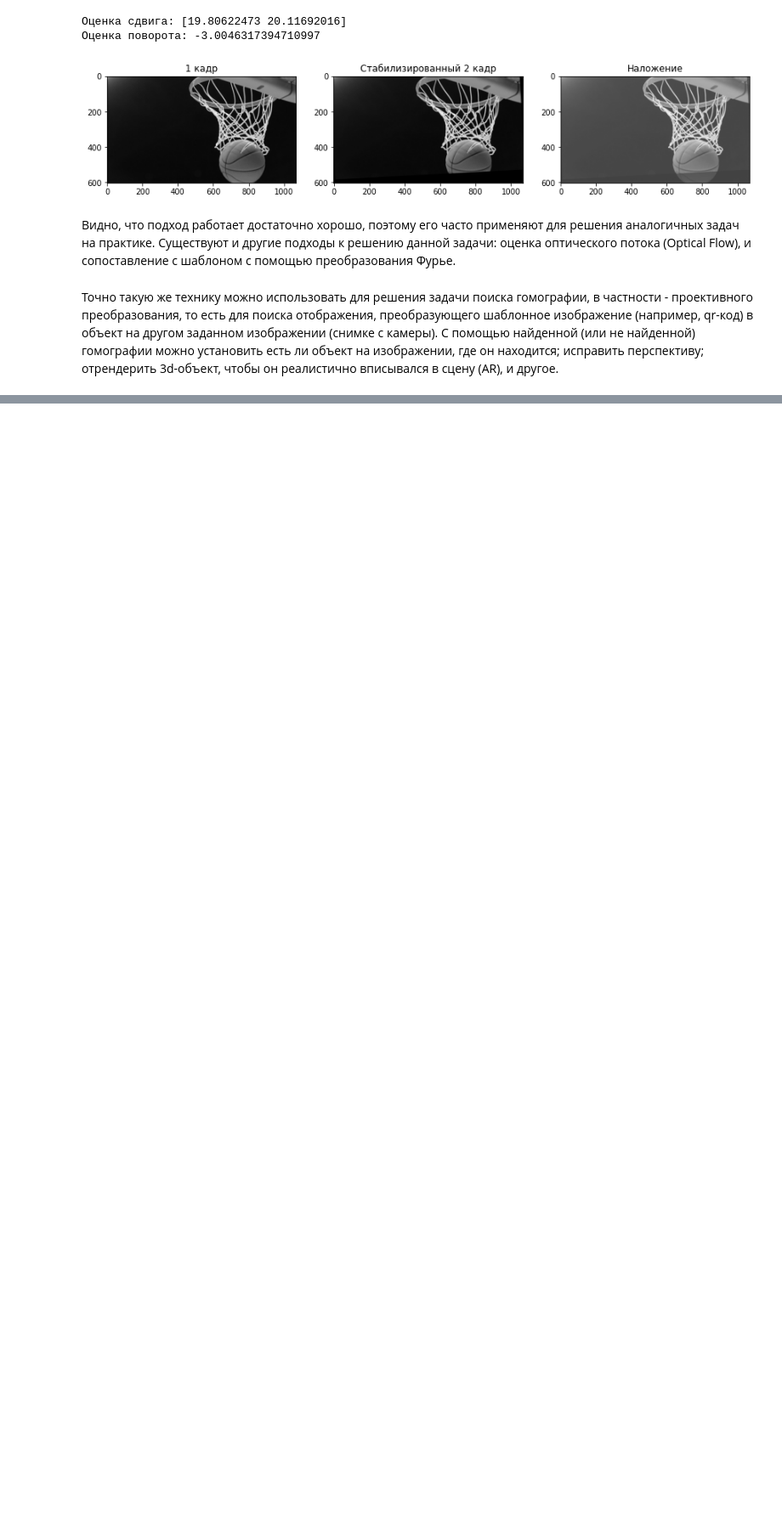
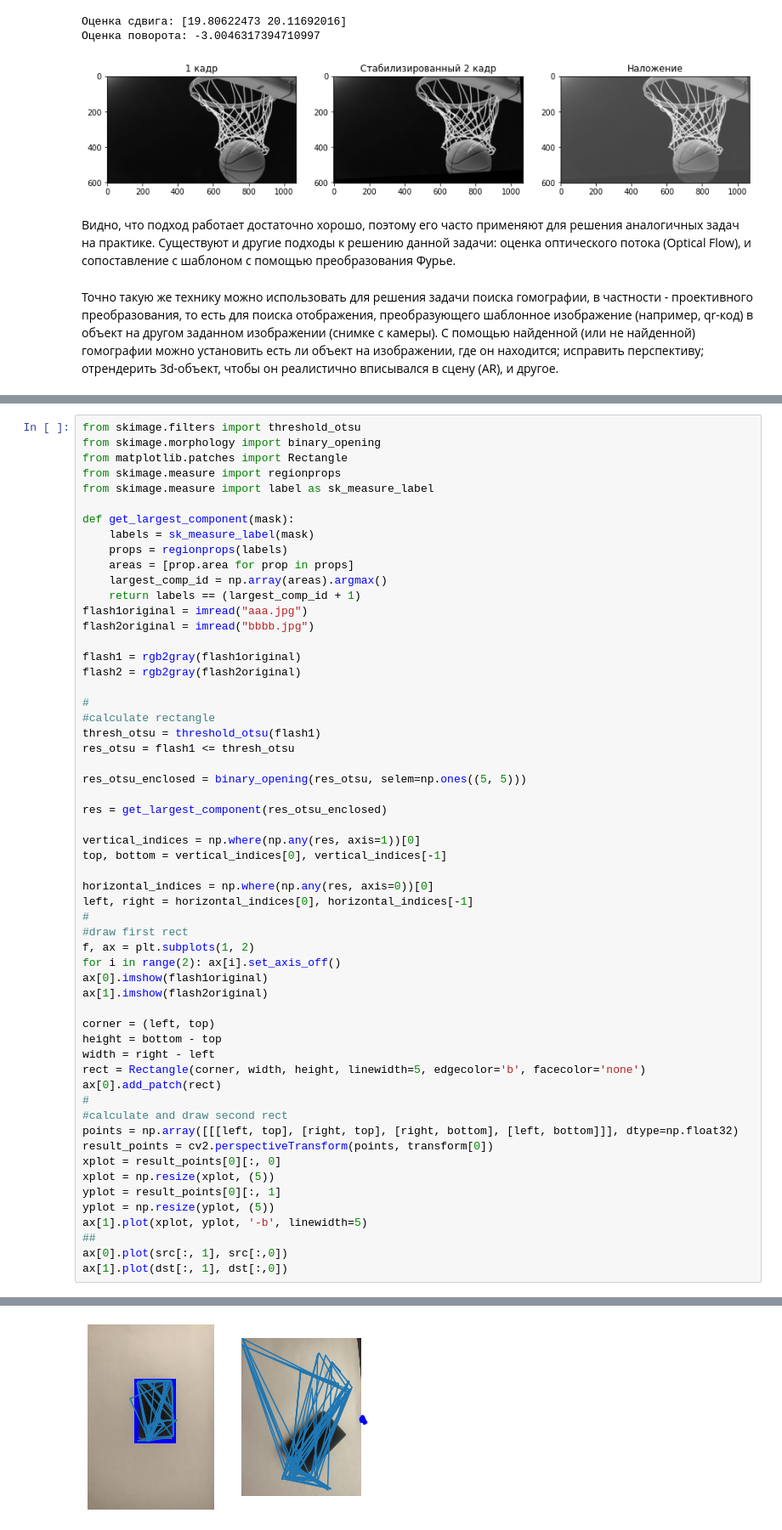
Before and after one commit to HellInsider/SignalInt_minis, a Jupyter notebook: minilab2/second_image_processing.ipynb, the cells around one changed output, grey strips where cells are left out. Shown at 85% size. Saved outputs shown, nothing was run; the diff lists cells and outputs as text; blank space fills up the shorter version.

```diff
--- a/minilab2/second_image_processing.ipynb
+++ b/minilab2/second_image_processing.ipynb
@@ -280,3 +280,61 @@ print(f"Оценка поворота: {np.rad2deg(estimated_transform.rotation)
 * Сохрание в файл `task_3.png` результат - картинку, на которой слева первое изображение с четырёхугольником, ограничивающим объект (этот четырёхугольник задавался вручную), справа - второе изображение с четырёхугольников, ограничивающим объект (этот четырёхугольник был получен перспективным преобразованием).
 
 ![Homography](https://www.learnopencv.com/wp-content/uploads/2016/01/homography-example.jpg)
+# %%
+from skimage.filters import threshold_otsu
+from skimage.morphology import binary_opening
+from matplotlib.patches import Rectangle
+from skimage.measure import regionprops
+from skimage.measure import label as sk_measure_label
+
+def get_largest_component(mask):
+    labels = sk_measure_label(mask)
+    props = regionprops(labels)
+    areas = [prop.area for prop in props]
+    largest_comp_id = np.array(areas).argmax()
+    return labels == (largest_comp_id + 1)
+flash1original = imread("aaa.jpg")
+flash2original = imread("bbbb.jpg")
+
+flash1 = rgb2gray(flash1original)
+flash2 = rgb2gray(flash2original)
+
+#
+#calculate rectangle
+thresh_otsu = threshold_otsu(flash1)
+res_otsu = flash1 <= thresh_otsu
+
+res_otsu_enclosed = binary_opening(res_otsu, selem=np.ones((5, 5)))
+
+res = get_largest_component(res_otsu_enclosed)
+
+vertical_indices = np.where(np.any(res, axis=1))[0]
+top, bottom = vertical_indices[0], vertical_indices[-1]
+
+horizontal_indices = np.where(np.any(res, axis=0))[0]
+left, right = horizontal_indices[0], horizontal_indices[-1]
+#
+#draw first rect
+f, ax = plt.subplots(1, 2)
+for i in range(2): ax[i].set_axis_off()
+ax[0].imshow(flash1original)
+ax[1].imshow(flash2original)
+
+corner = (left, top)
+height = bottom - top
+width = right - left
+rect = Rectangle(corner, width, height, linewidth=5, edgecolor='b', facecolor='none')
+ax[0].add_patch(rect)
+#
+#calculate and draw second rect
+points = np.array([[[left, top], [right, top], [right, bottom], [left, bottom]]], dtype=np.float32)
+result_points = cv2.perspectiveTransform(points, transform[0])
+xplot = result_points[0][:, 0]
+xplot = np.resize(xplot, (5))
+yplot = result_points[0][:, 1]
+yplot = np.resize(yplot, (5))
+ax[1].plot(xplot, yplot, '-b', linewidth=5)
+##
+ax[0].plot(src[:, 1], src[:,0])
+ax[1].plot(dst[:, 1], dst[:,0])
+# %% [output]
@@ -282,0 +342 @@ print(f"Оценка поворота: {np.rad2deg(estimated_transform.rotation)
+[figure, added]
```
Also changed, not shown: parts of 3 cells of this notebook, 6 other files.
